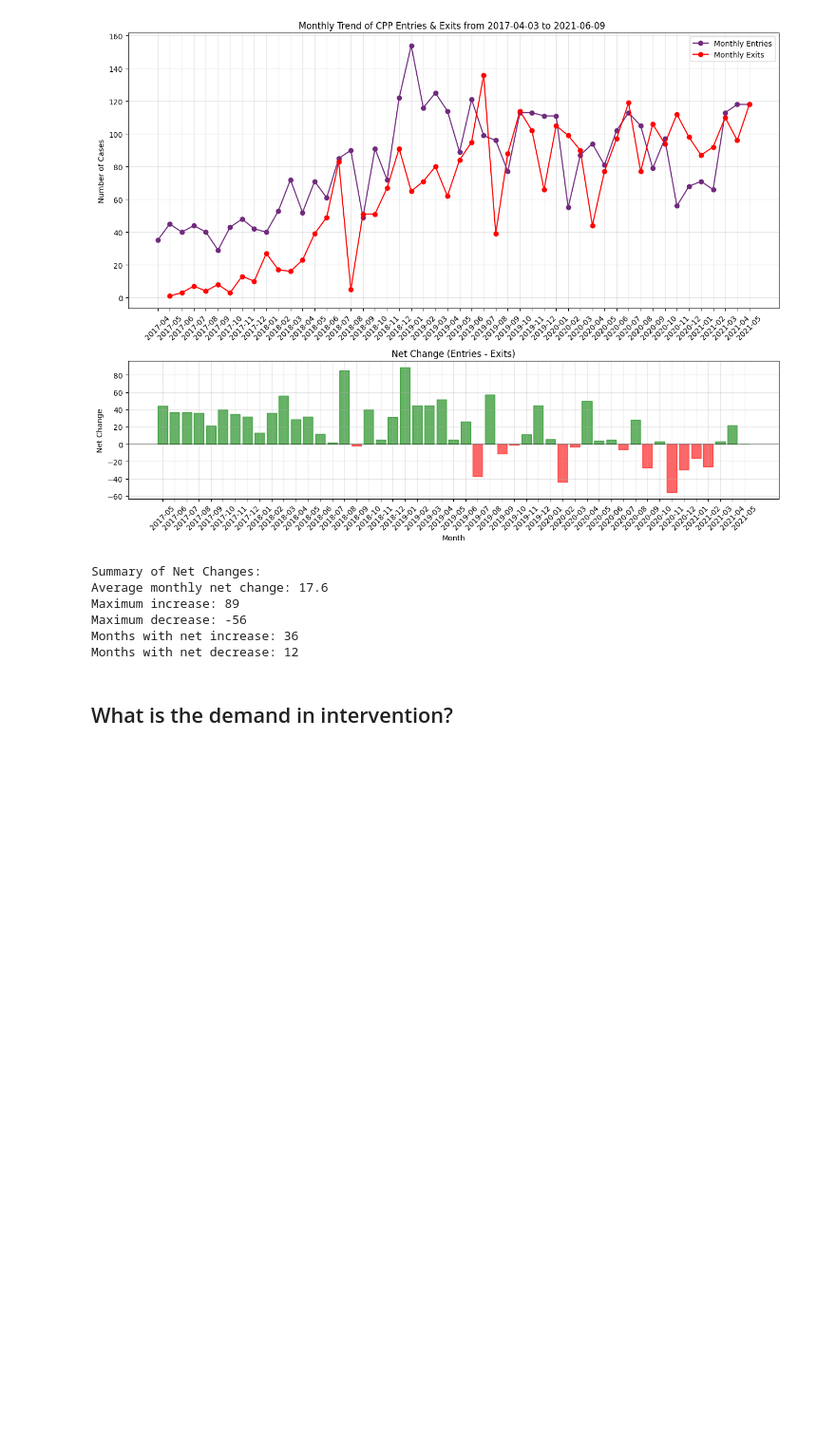
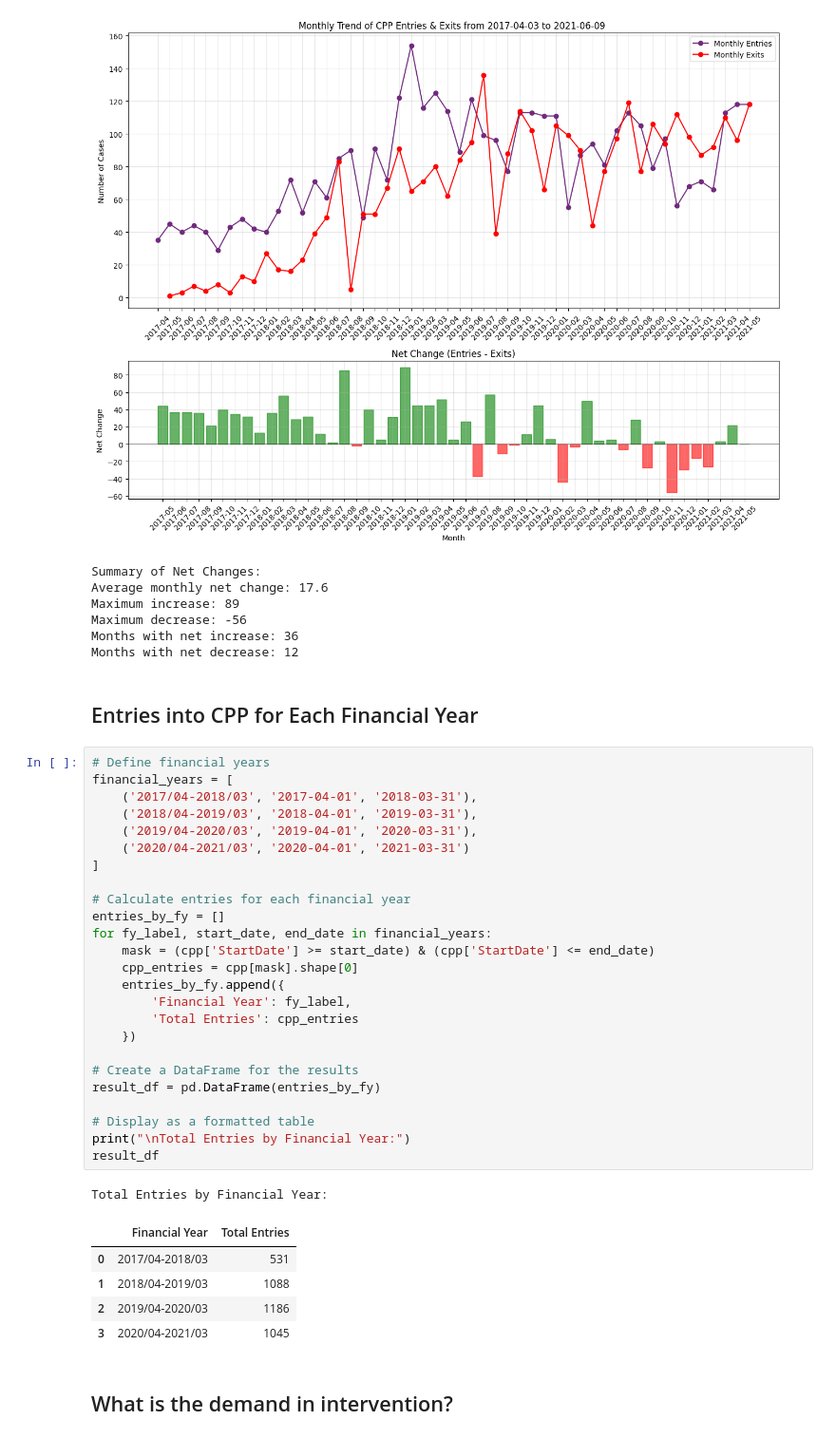
Before and after one commit to ConnectedBradford/CB_2649, a Jupyter notebook: notebooks/cpp_demographic_analysis.ipynb, the cells around one changed output. Shown at 95% size. Saved outputs shown, nothing was run; the diff lists cells and outputs as text; blank space fills up the shorter version.

```diff
--- a/notebooks/cpp_demographic_analysis.ipynb
+++ b/notebooks/cpp_demographic_analysis.ipynb
@@ -553,6 +553,40 @@ Maximum increase: 89
 Maximum decrease: -56
 Months with net increase: 36
 Months with net decrease: 12
+# %% [markdown]
+## Entries into CPP for Each Financial Year
+# %%
+# Define financial years
+financial_years = [
+    ('2017/04-2018/03', '2017-04-01', '2018-03-31'),
+    ('2018/04-2019/03', '2018-04-01', '2019-03-31'),
+    ('2019/04-2020/03', '2019-04-01', '2020-03-31'),
+    ('2020/04-2021/03', '2020-04-01', '2021-03-31')
+]
+
+# Calculate entries for each financial year
+entries_by_fy = []
+for fy_label, start_date, end_date in financial_years:
+    mask = (cpp['StartDate'] >= start_date) & (cpp['StartDate'] <= end_date)
+    cpp_entries = cpp[mask].shape[0]
+    entries_by_fy.append({
+        'Financial Year': fy_label,
+        'Total Entries': cpp_entries
+    })
+
+# Create a DataFrame for the results
+result_df = pd.DataFrame(entries_by_fy)
+
+# Display as a formatted table
+print("\nTotal Entries by Financial Year:")
+result_df
+# %% [output]
+Total Entries by Financial Year:
+|  | Financial Year | Total Entries |
+| 0 | 2017/04-2018/03 | 531 |
+| 1 | 2018/04-2019/03 | 1088 |
+| 2 | 2019/04-2020/03 | 1186 |
+| 3 | 2020/04-2021/03 | 1045 |
 # %% [markdown]
 ## What is the demand in intervention?
 # %%
```
Also changed, not shown: parts of 1 cell of this notebook, 3 other files.
